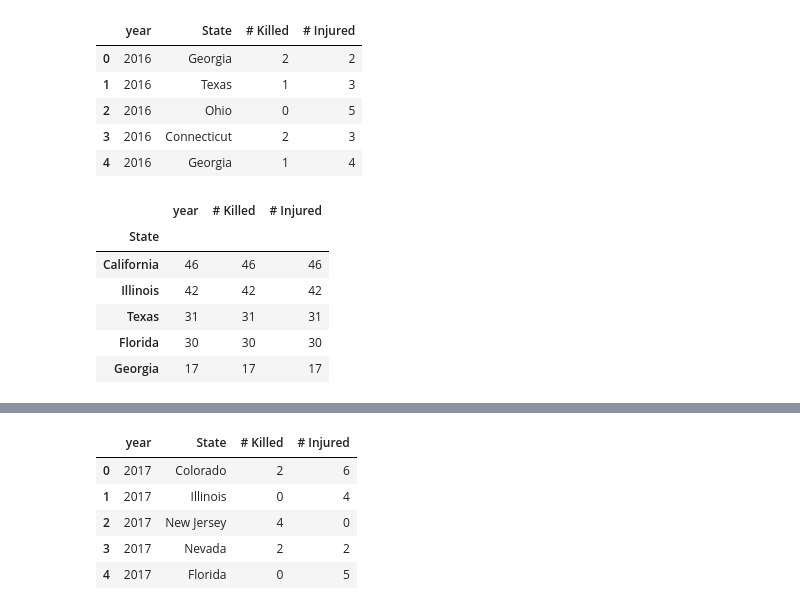
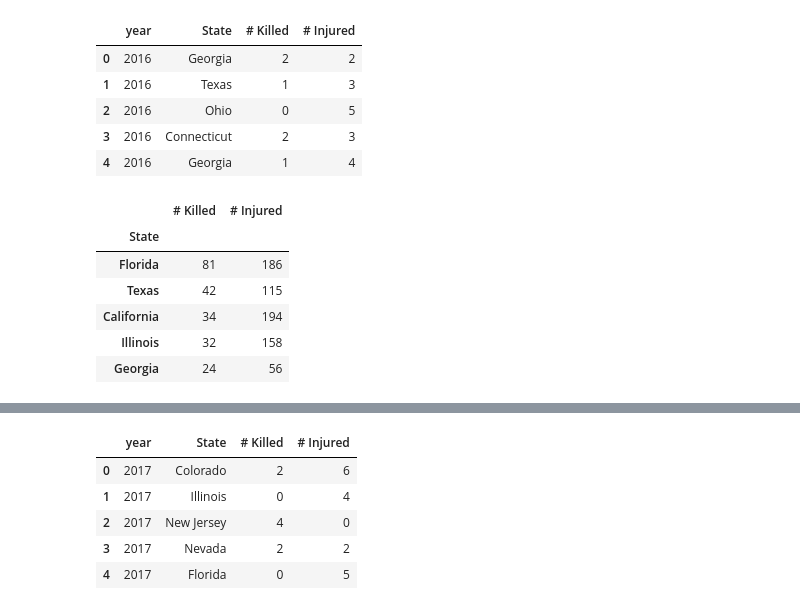
Before and after one commit to RSGDATA/ETL_project, a Jupyter notebook: us_mass_shootings.ipynb, the cells around one changed output, grey strips where cells are left out. Saved outputs shown, nothing was run; the diff lists cells and outputs as text; code cells hidden in the pictures.

```diff
--- a/us_mass_shootings.ipynb
+++ b/us_mass_shootings.ipynb
@@ -100,13 +106,13 @@ df_2016.head()
 | 3 | 2016 | Connecticut | 2 | 3 |
 | 4 | 2016 | Georgia | 1 | 4 |
 # %%
-df_clean16=df_2016.groupby('State').count().sort_values(['# Killed'], ascending=False)
+df_clean16=df_2016.groupby('State').sum().sort_values(['# Killed'], ascending=False)
 df_clean16.head()
 # %% [output]
-|  | year | # Killed | # Injured |
-| State |  |  |  |
-| California | 46 | 46 | 46 |
-| Illinois | 42 | 42 | 42 |
-| Texas | 31 | 31 | 31 |
-| Florida | 30 | 30 | 30 |
-| Georgia | 17 | 17 | 17 |
+|  | # Killed | # Injured |
+| State |  |  |
+| Florida | 81 | 186 |
+| Texas | 42 | 115 |
+| California | 34 | 194 |
+| Illinois | 32 | 158 |
+| Georgia | 24 | 56 |
```
Also changed, not shown: parts of 12 cells of this notebook.
